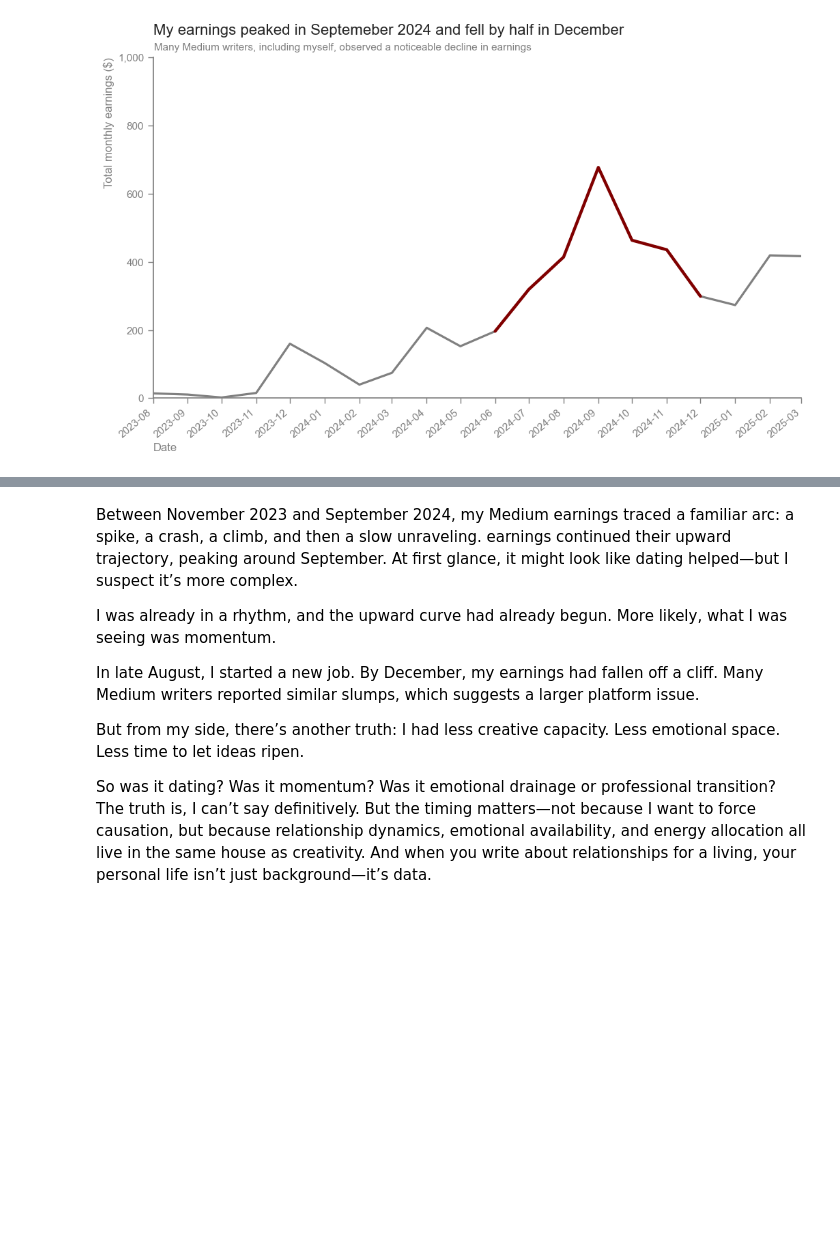
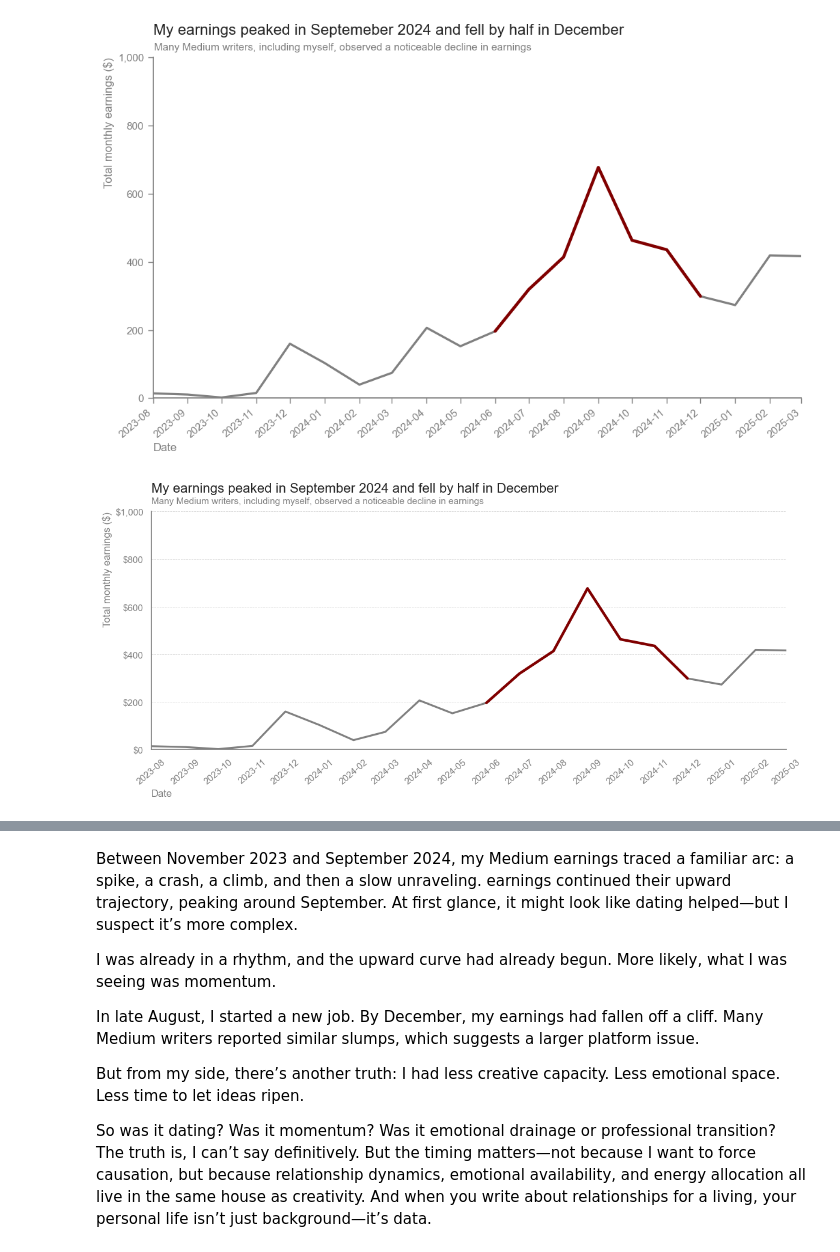
Before and after one commit to paul-trood/medium_earnings, a Jupyter notebook: 02_data_analysis.ipynb, the cells around one changed output, grey strips where cells are left out. Drawn from its saved outputs; the diff is of its cells as text; code cells hidden in the pictures; blank space fills up the shorter version.

```diff
--- a/02_data_analysis.ipynb
+++ b/02_data_analysis.ipynb
@@ -458,4 +425,68 @@ ax.tick_params(axis='both', which='both', bottom=True, left=True)
 plt.show()
 # %% [output]
 [figure]
+# %%
+# Base lineplot
+g = sns.relplot(
+    data=df_plot,
+    x="date",
+    y="earnings",
+    kind="line",
+    linewidth=2.3,
+    color="grey",
+    height=6,
+    aspect=2
+)
+
+ax = g.ax
+
+
+# Format x-axis with monthly ticks
+ax.xaxis.set_major_locator(mdates.MonthLocator())
+ax.xaxis.set_major_formatter(mdates.DateFormatter("%Y-%m"))
+ax.tick_params(axis="x", colors="grey", width=1, rotation=40)
+
+# Format y-axis
+ax.set_ylim(0, 1000)
+ax.yaxis.set_major_formatter(StrMethodFormatter('${x:,.0f}'))
+ax.tick_params(axis="y", colors="grey", width=1)
+
+# Light grey horizontal gridlines
+ax.yaxis.grid(True, color="#d3d3d3", linestyle='--', linewidth=0.6)
+ax.xaxis.grid(False)  # Optional: turn off vertical gridlines
+
+# Axis spine styling
+for spine in ax.spines.values():
+    spine.set_color("grey")
+
+# Labels and titles
+ax.set_title("My earnings peaked in September 2024 and fell by half in December", loc="left", fontsize=16, y=1.06)
+ax.set_xlabel("Date", loc="left", color="grey")
+ax.set_ylabel("Total monthly earnings ($)", loc="top", color="grey")
+plt.suptitle(
+    "Many Medium writers, including myself, observed a noticeable decline in earnings",
+    y=0.865, x=0.314, fontsize=11, color="grey"
+)
+
+# Remove x-margin padding
+ax.margins(x=0)
+
+# Highlight segment: June to December 2024
+highlight = df_plot[
+    (df_plot["date"] >= "2024-06-01") &
+    (df_plot["date"] <= "2024-12-01")
+]
+sns.lineplot(
+    data=highlight,
+    x="date",
+    y="earnings",
+    ax=ax,
+    color="maroon",
+    linewidth=3.2,
+)
+
+plt.tight_layout()
+plt.show()
+# %% [output]
+[figure, added]
 # %% [markdown]
```
Also changed, not shown: parts of 18 cells of this notebook.
